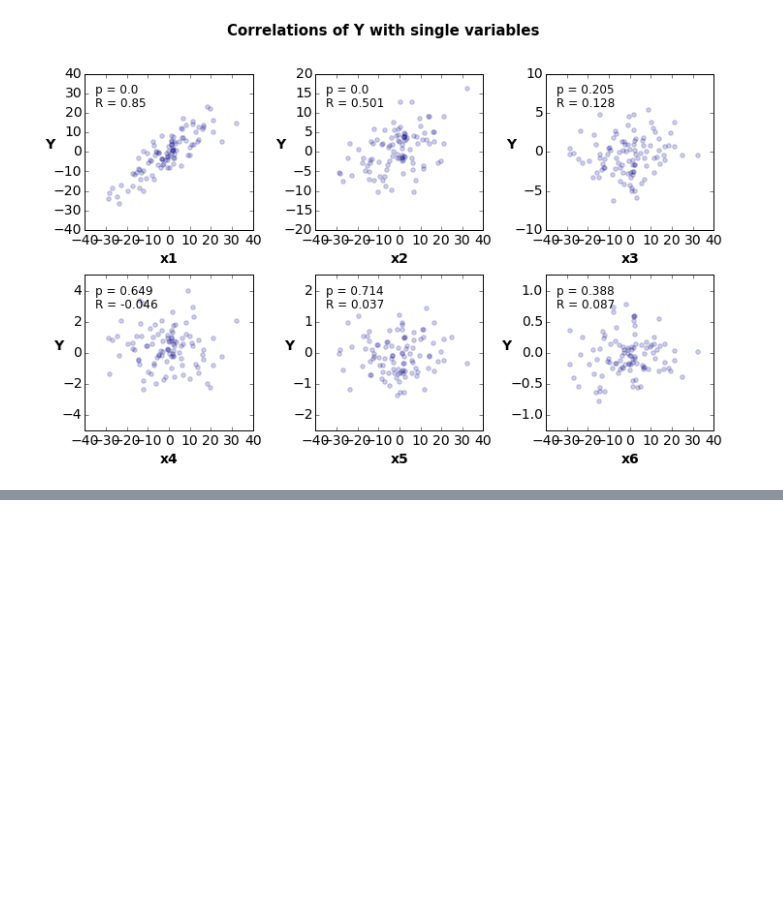
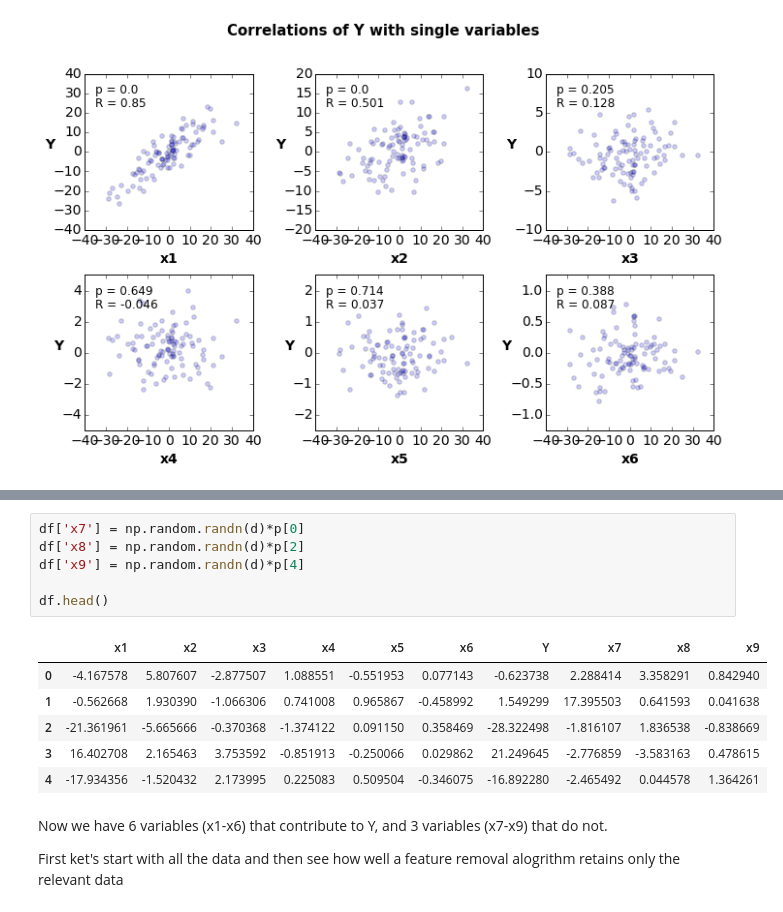
Before and after one commit to frickp/dataSandbox, a Jupyter notebook: multipleRegression.ipynb, the cells around one changed output, grey strips where cells are left out. Drawn from its saved outputs; the diff is of its cells as text; blank space fills up the shorter version.

```diff
--- a/multipleRegression.ipynb
+++ b/multipleRegression.ipynb
@@ -108,0 +105,17 @@ Let's try instead to do a linear multiple regression model to see how much of th
+# %%
+df['x7'] = np.random.randn(d)*p[0]
+df['x8'] = np.random.randn(d)*p[2]
+df['x9'] = np.random.randn(d)*p[4]
+
+df.head()
+# %% [output]
+|  | x1 | x2 | x3 | x4 | x5 | x6 | Y | x7 | x8 | x9 |
+| 0 | -4.167578 | 5.807607 | -2.877507 | 1.088551 | -0.551953 | 0.077143 | -0.623738 | 2.288414 | 3.358291 | 0.842940 |
+| 1 | -0.562668 | 1.930390 | -1.066306 | 0.741008 | 0.965867 | -0.458992 | 1.549299 | 17.395503 | 0.641593 | 0.041638 |
+| 2 | -21.361961 | -5.665666 | -0.370368 | -1.374122 | 0.091150 | 0.358469 | -28.322498 | -1.816107 | 1.836538 | -0.838669 |
+| 3 | 16.402708 | 2.165463 | 3.753592 | -0.851913 | -0.250066 | 0.029862 | 21.249645 | -2.776859 | -3.583163 | 0.478615 |
+| 4 | -17.934356 | -1.520432 | 2.173995 | 0.225083 | 0.509504 | -0.346075 | -16.892280 | -2.465492 | 0.044578 | 1.364261 |
+# %% [markdown]
+Now we have 6 variables (x1-x6) that contribute to Y, and 3 variables (x7-x9) that do not.
+
+First ket's start with all the data and then see how well a feature removal alogrithm retains only the relevant data
```
Also changed, not shown: parts of 6 cells of this notebook.
